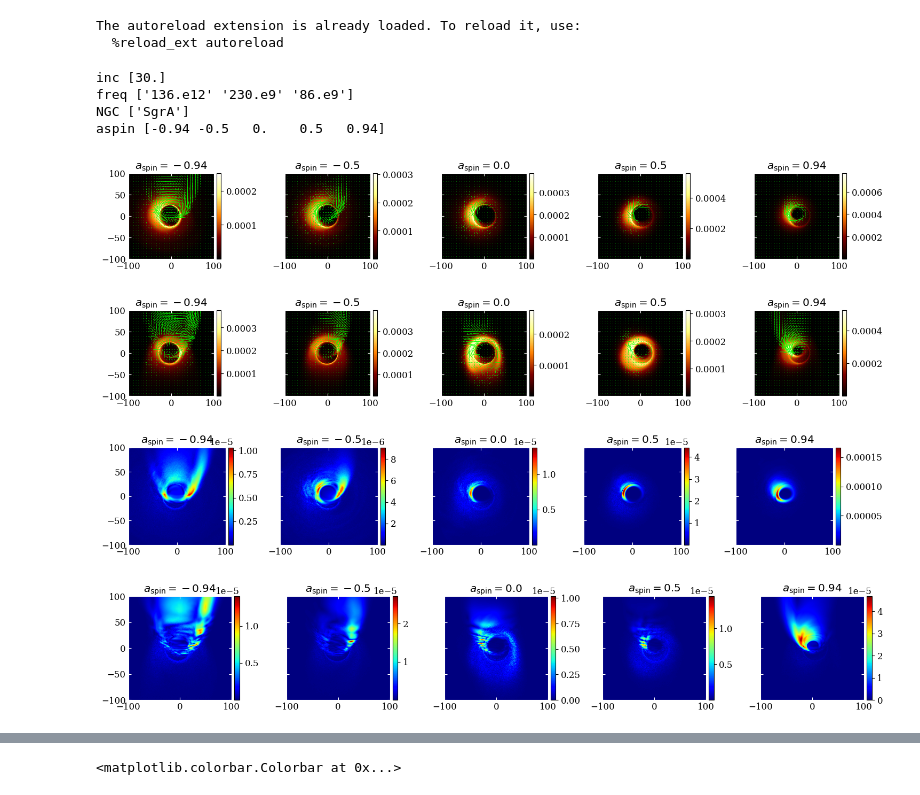
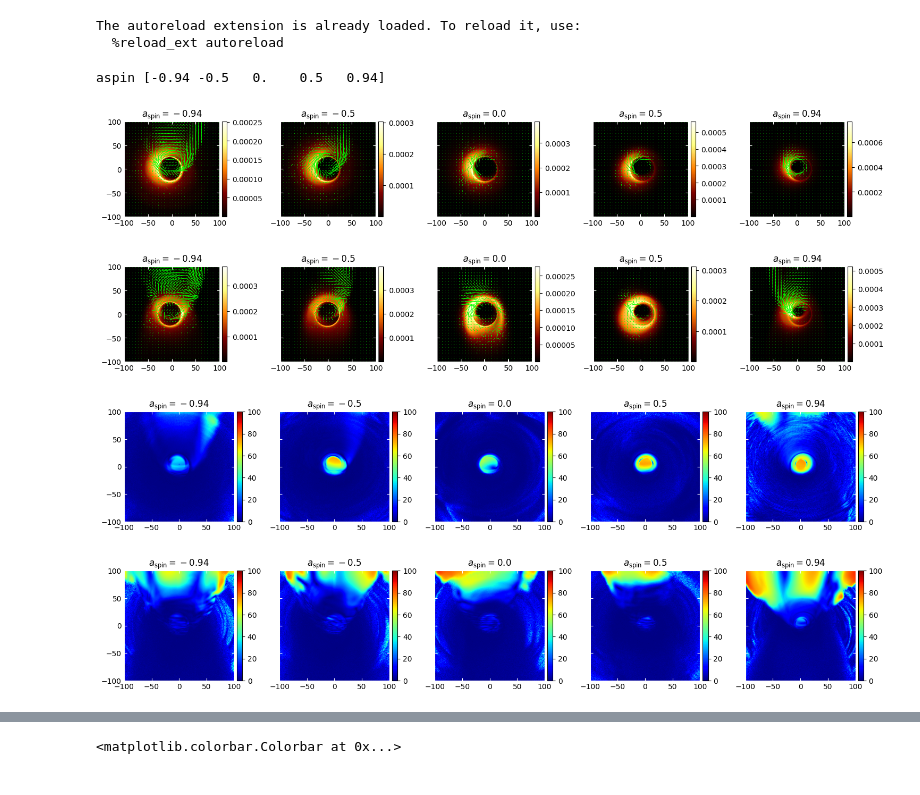
Before and after one commit to yttcari/SURE, a Jupyter notebook: proj/postprocessing/2017_sgra_paper5/output_avggrid.ipynb, the cells around one changed output, grey strips where cells are left out. Saved outputs shown, nothing was run; the diff lists cells and outputs as text; code cells hidden in the pictures.

Commit message:
add plot

```diff
--- a/proj/postprocessing/2017_sgra_paper5/output_avggrid.ipynb
+++ b/proj/postprocessing/2017_sgra_paper5/output_avggrid.ipynb
@@ -30,7 +30,7 @@ def readimg(f):
     with h5py.File(f) as h:
         m    = h['meta']
         meta = dalt.ImageMeta(**{k:m[k][()] for k in m.keys()})
-        data = h['pol'][:]
+        data = h['data'][:]
     return dalt.Image(data, meta=meta)
 
 def show(vs, s=0, f=None, ax=None, labels=True, quiver=False,**kwargs):
@@ -51,7 +51,6 @@ def show(vs, s=0, f=None, ax=None, labels=True, quiver=False,**kwargs):
         Q = vs[:,:,1].value
         U = vs[:,:,2].value
         V = vs[:,:,3].value
-
         evpa = 0.5*np.arctan2(U,Q)*(180/3.14159)
         evpa = evpa + 90
         evpa[evpa > 90.] = evpa[evpa > 90.] - 180.
@@ -61,7 +60,7 @@ def show(vs, s=0, f=None, ax=None, labels=True, quiver=False,**kwargs):
         fov_muas = 200
         extent = [-fov_muas/2, fov_muas/2, -fov_muas/2, fov_muas/2 ]
 
-        if s == 0: # Intensity
+        if s == 'I': # Intensity
             v = I
             if quiver:
                 npix = I.shape[0]
@@ -78,18 +77,18 @@ def show(vs, s=0, f=None, ax=None, labels=True, quiver=False,**kwargs):
                 units='width',
                 scale=4,
                 pivot='mid')
-        if s == 1: # linear polarization fraction
+        if s == 'm_frac': # linear polarization fraction
             lpfrac = np.sqrt(Q*Q+U*U)/I * 100
             v = lpfrac
             vmax=100
             vmin = 0
             cmap = 'jet'
-        if s == 1.5: # linear polarization
+        if s == 'm': # linear polarization
             lpfrac = np.sqrt(Q*Q+U*U)
             v = lpfrac
             vmin = 0
             cmap = 'jet'
-        if s == 2: # Circular polarization fraction
+        if s == 'v_frac': # Circular polarization fraction
             cpfrac = 100.*V/I
             vext = max(np.abs(np.nanmin(cpfrac)),np.abs(np.nanmax(cpfrac)))
             vext = max(vext, 1.)
@@ -97,28 +96,17 @@ def show(vs, s=0, f=None, ax=None, labels=True, quiver=False,**kwargs):
             v = cpfrac
             vmin = -vext
             cmap = 'seismic'
-        if s == 2.5: # Circular polarization
+        if s == 'v': # Circular polarization
             cpfrac = V
             vext = max(np.abs(np.nanmin(cpfrac)),np.abs(np.nanmax(cpfrac)))
             vmax = vext
             v = cpfrac
             vmin = -vext
             cmap = 'seismic'
-        if s == 3:
-            v = np.sqrt(Q*Q + U*U + V*V) / I * 100
-            vmin = 0
-            vmax = 100
-            cmap = 'jet'
-        if s == 4: # Faraday optical depth
+        if s == 'tauI': # Faraday optical depth
             v = tauF
-        if s == 5: # Optical depth
+        if s == 'tauF': # Optical depth
             v = tauI
-        if s == 6:
-            evpa2 = np.copy(evpa)
-            evpa2[np.abs(I)<Imaskval] = np.nan
-            ax3.set_facecolor('black')
-            im3 = ax3.imshow(evpa2, cmap='hsv', vmin=-90., vmax=90., origin='lower', extent=extent, interpolation='none')
-            colorbar(im3)
     else:
         v = vs
 
@@ -176,29 +164,25 @@ def vizrow(pf, left_label=None, **kwargs):
     if left_label is not None:
         axes[0].set_ylabel(left_label)
 # %%
-pf_SPO = hm.ParaFrame('cache/SPO/avg/{NGC}_a{aspin:g}_i{inc:g}_f{freq}.h5')
+pf_SPO = hm.ParaFrame('cache/SPO/SgrA/{NGC}_a{aspin:g}_i{inc:g}_f230.e9.h5')
 #pf = hm.ParaFrame('/Users/caritsang/Desktop/Project/2024SURE/proj/postprocessing/2017_sgra_paper5/SgrA_constraints/illinois_avg/avg_Rh40_{freq}_a{aspin}_i{inc}.h5')
 
-pf_beta = hm.ParaFrame('cache/beta/avg/{NGC}_a{aspin:g}_i{inc:g}_f{freq}_Rh{Rh}.h5')
-for k in set(pf_SPO.keys()) - {'path'}:
+pf_beta = hm.ParaFrame('cache/beta/SgrA/SgrA_a{aspin:g}_i30_f230.e9_Rh40.h5')
+for k in set(pf_beta.keys()) - {'path'}:
     globals()[k] = np.unique(pf_SPO[k])
     print(k, globals()[k][:16])
 # %% [output]
-inc [30.]
-freq ['136.e12' '230.e9' '86.e9']
-NGC ['SgrA']
 aspin [-0.94 -0.5   0.    0.5   0.94]
 # %%
-# Linear Polarization Quiver with Intensity Map
-vizrow(pf_SPO(freq='230.e9'), s=0,quiver=True,)
-vizrow(pf_beta(freq='230.e9'), s=0,quiver=True,)
+# Intensity map
+vizrow(pf_SPO, s='I', quiver=True,)
+vizrow(pf_beta, s='I', quiver=True,)
 # %% [output]
-[figure, old version]
+[figure, new version]
-[figure, old version]
+[figure, new version]
 # %%
-# Linear Polarization Fraction
-vizrow(pf_SPO(freq='230.e9'), s=1.5,quiver=True,)
-vizrow(pf_beta(freq='230.e9'), s=1.5,quiver=True,)
+vizrow(pf_SPO, s='m_frac', quiver=True,)
+vizrow(pf_beta, s='m_frac', quiver=True,)
 # %% [output]
-[figure, old version]
+[figure, new version]
-[figure, old version]
+[figure, new version]
```
Also changed, not shown: parts of 9 cells of this notebook, 3 other files.
